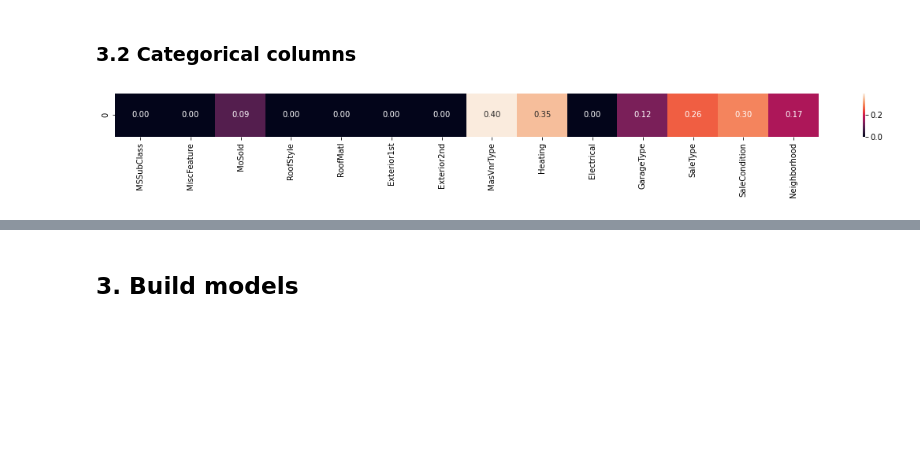
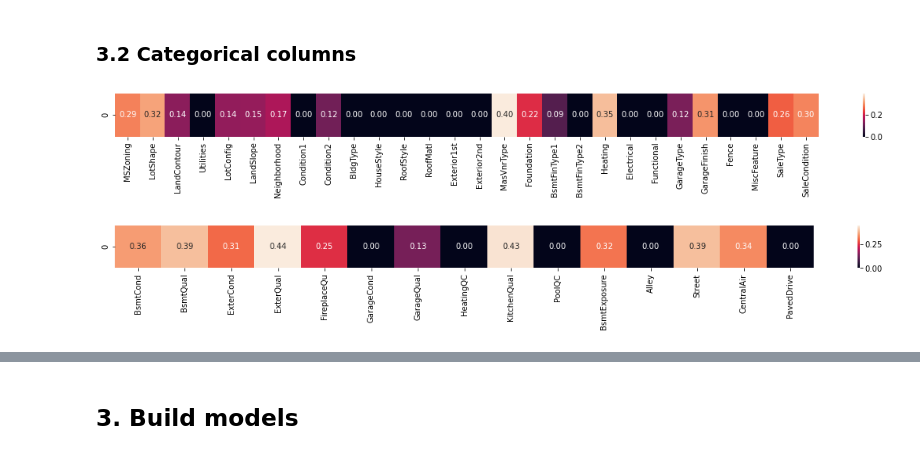
Before and after one commit to jfmdev/simple_ml, a Jupyter notebook: houses/houses.ipynb, the cells around one changed output, grey strips where cells are left out. Cells and saved outputs as stored; diff of their text form; code cells hidden in the pictures; blank space fills up the shorter version.

```diff
--- a/houses/houses.ipynb
+++ b/houses/houses.ipynb
@@ -161,16 +174,22 @@ def cramers_v(confusion_matrix):
     kcorr = k - ((k-1)**2)/(n-1)
     return np.sqrt(phi2corr / min((kcorr-1), (rcorr-1)))
 
-# Calculate correlations of columns with 'SalePrice'.
+# Calculate correlations of columns with the target
 cat_corrs_index = CATEGORICAL_COLUMNS
 cat_corrs = pd.Series([0.0] * len(cat_corrs_index), index=cat_corrs_index)
 for column in cat_corrs.index:
-    confusion_matrix = pd.crosstab(train_data[column], train_data['SalePrice']).values
+    confusion_matrix = pd.crosstab(train_data[column], train_data[TARGET]).values
     cat_corrs[column] = cramers_v(confusion_matrix)
-
-# Draw heatmap.
-plt.figure(figsize=(20,1))
-sns.heatmap(cat_corrs.to_frame().T, annot=True, fmt='.2f')
-plt.show()
-# %% [output]
-[figure, removed]
+# %%
+# Draw heatmap for standard categorical columns.
+plt.figure(figsize=(20,1))
+sns.heatmap(cat_corrs[NON_SCORE_COLUMNS].to_frame().T, annot=True, fmt='.2f')
+plt.show()
+
+# Draw heatmap for score-like categorical columns.
+plt.figure(figsize=(20,1))
+sns.heatmap(cat_corrs[SCORE_COLUMNS].to_frame().T, annot=True, fmt='.2f')
+plt.show()
+# %% [output]
+[figure, added]
+[figure, added]
```
Also changed, not shown: parts of 28 cells of this notebook.
